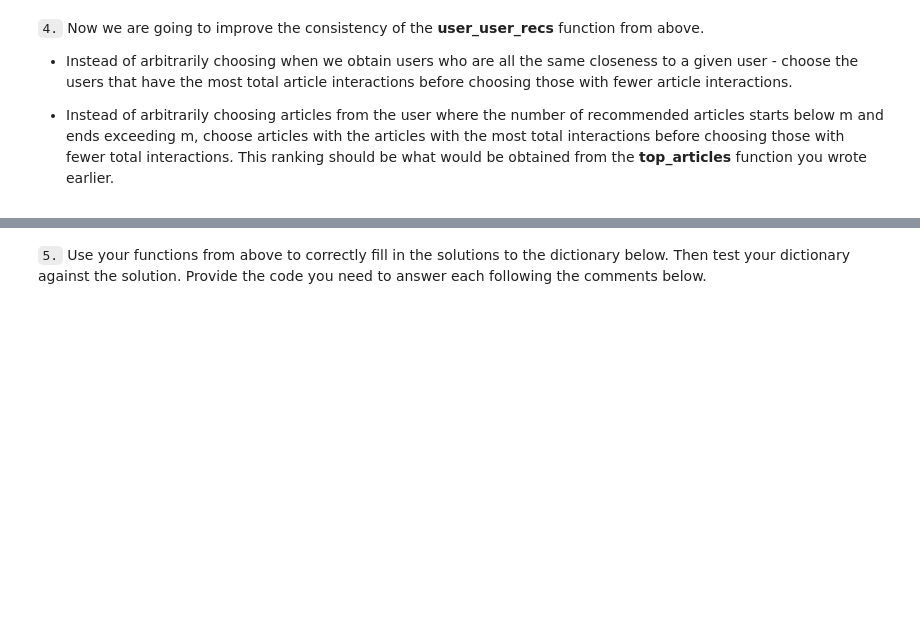
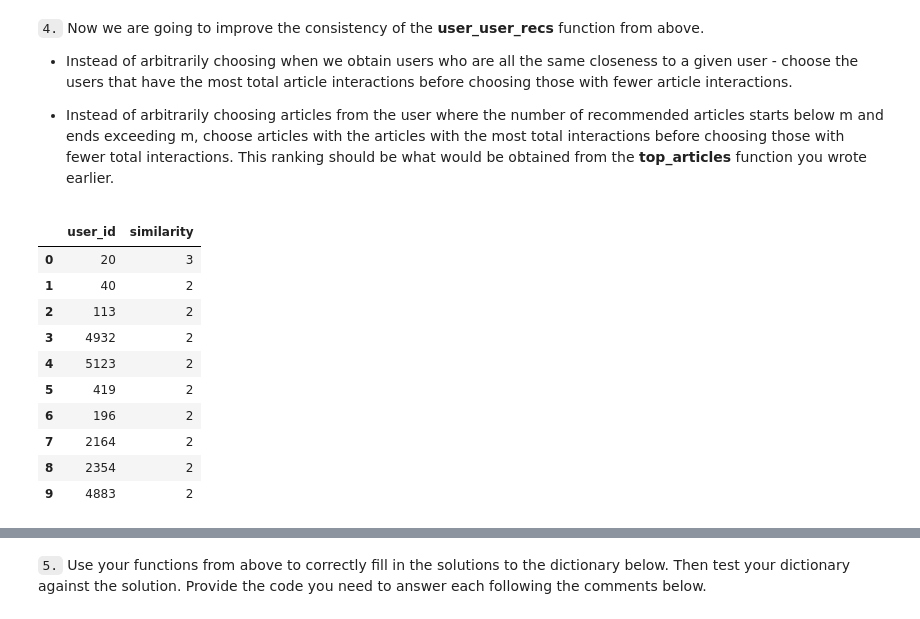
Before and after one commit to NamWoo/Recommendations_with_IBM, a Jupyter notebook: Recommendations_with_IBM.ipynb, the cells around one changed output, grey strips where cells are left out. Cells and saved outputs as stored; diff of their text form; code cells hidden in the pictures; blank space fills up the shorter version.

```diff
--- a/Recommendations_with_IBM.ipynb
+++ b/Recommendations_with_IBM.ipynb
@@ -522,3 +654,19 @@ If this is all you see, you passed all of our tests!  Nice job!
 
 
 * Instead of arbitrarily choosing articles from the user where the number of recommended articles starts below m and ends exceeding m, choose articles with the articles with the most total interactions before choosing those with fewer total interactions. This ranking should be  what would be obtained from the **top_articles** function you wrote earlier.
+# %%
+# user_item.dot(user_item.loc[1])
+
+user_item.dot(user_item.loc[20]).sort_values(ascending=False).drop(1).to_frame(name="similarity").reset_index().head(10)
+# %% [output]
+|  | user_id | similarity |
+| 0 | 20 | 3 |
+| 1 | 40 | 2 |
+| 2 | 113 | 2 |
+| 3 | 4932 | 2 |
+| 4 | 5123 | 2 |
+| 5 | 419 | 2 |
+| 6 | 196 | 2 |
+| 7 | 2164 | 2 |
+| 8 | 2354 | 2 |
+| 9 | 4883 | 2 |
```
Also changed, not shown: parts of 31 cells of this notebook, 2 other files.
